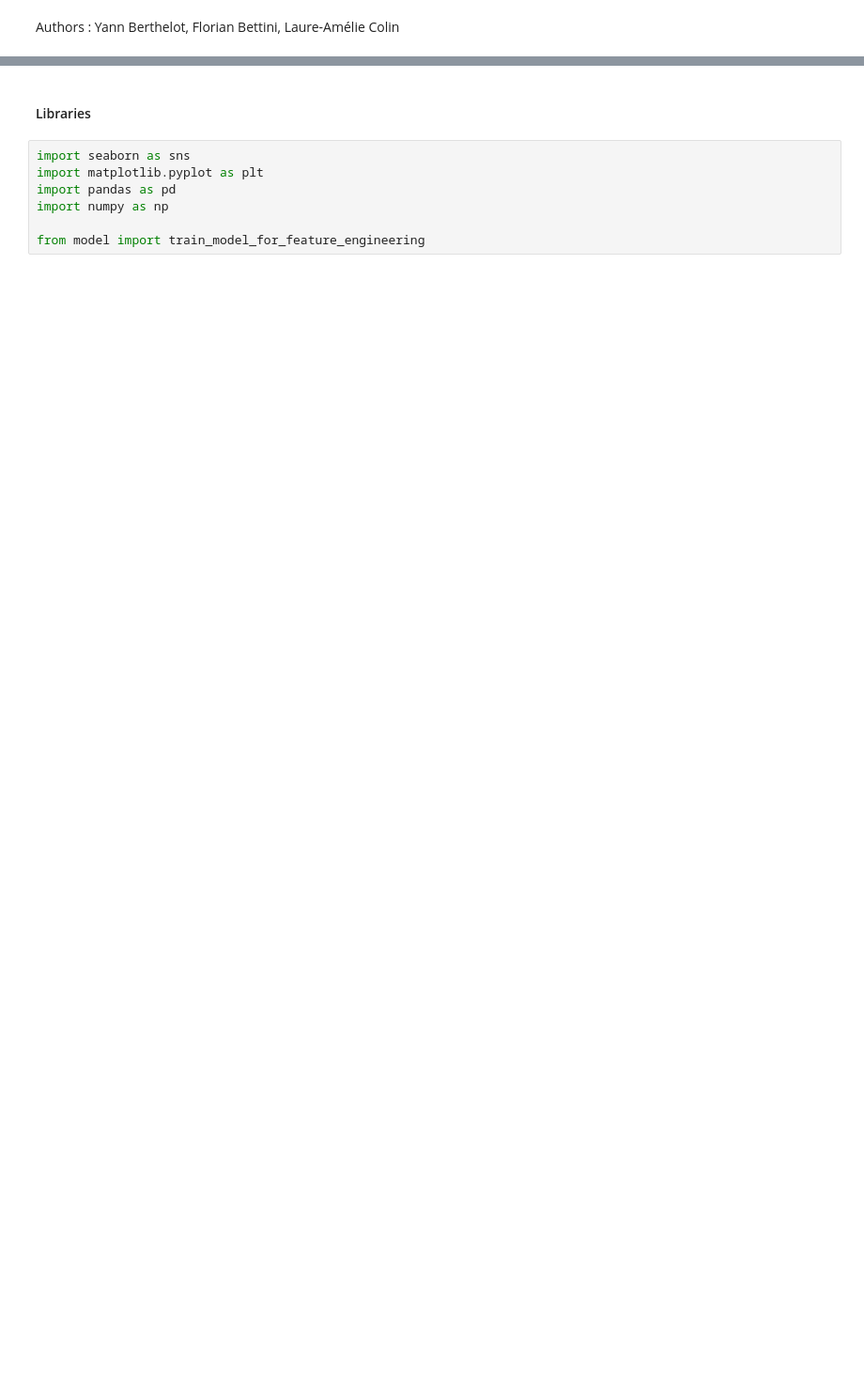
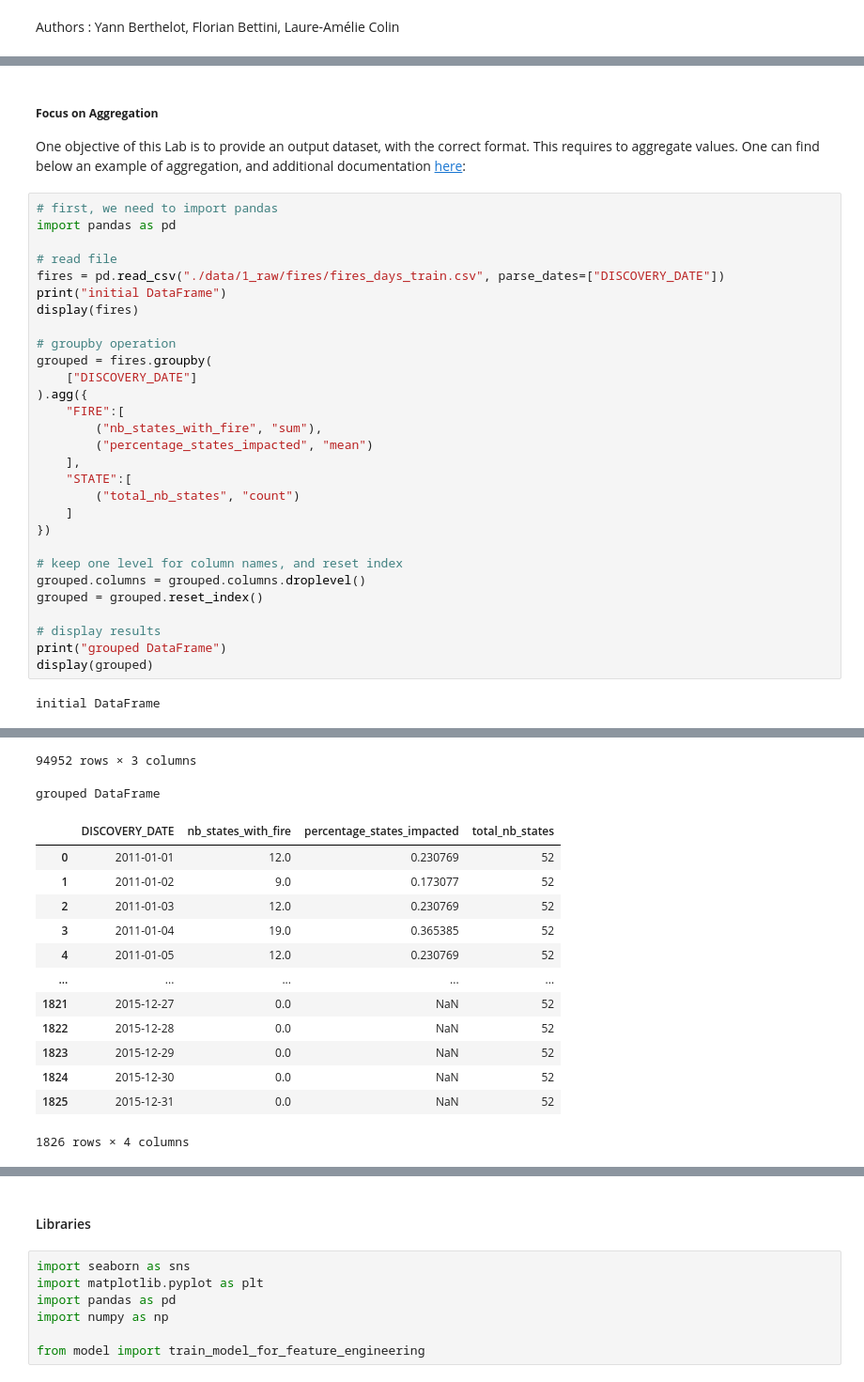
Before and after one commit to YannBerthelotCap/bootcamp-hiparis2022, a Jupyter notebook: 4_feature_engineering.ipynb, the cells around one changed output, grey strips where cells are left out. Shown at 94% size. Drawn from its saved outputs; the diff is of its cells as text; blank space fills up the shorter version.

```diff
--- a/4_feature_engineering.ipynb
+++ b/4_feature_engineering.ipynb
@@ -76,0 +97,35 @@ Use feature engineering to add new relevant features for your predictions.
+# %% [markdown]
+##### **Focus on Aggregation**
+One objective of this Lab is to provide an output dataset, with the correct format.
+This requires to aggregate values. One can find below an example of aggregation, and additional documentation [here](https://pandas.pydata.org/docs/reference/api/pandas.DataFrame.groupby.html):
+# %%
+# first, we need to import pandas
+import pandas as pd
+
+# read file
+fires = pd.read_csv("./data/1_raw/fires/fires_days_train.csv", parse_dates=["DISCOVERY_DATE"])
+print("initial DataFrame")
+display(fires)
+
+# groupby operation
+grouped = fires.groupby(
+    ["DISCOVERY_DATE"]
+).agg({
+    "FIRE":[
+        ("nb_states_with_fire", "sum"),
+        ("percentage_states_impacted", "mean")
+    ],
+    "STATE":[
+        ("total_nb_states", "count")
+    ]
+})
+
+# keep one level for column names, and reset index
+grouped.columns = grouped.columns.droplevel()
+grouped = grouped.reset_index()
+
+# display results
+print("grouped DataFrame")
+display(grouped)
+# %% [output]
+initial DataFrame
@@ -76,0 +144,15 @@ Use feature engineering to add new relevant features for your predictions.
+94952 rows × 3 columns
+grouped DataFrame
+|  | DISCOVERY_DATE | nb_states_with_fire | percentage_states_impacted | total_nb_states |
+| 0 | 2011-01-01 | 12.0 | 0.230769 | 52 |
+| 1 | 2011-01-02 | 9.0 | 0.173077 | 52 |
+| 2 | 2011-01-03 | 12.0 | 0.230769 | 52 |
+| 3 | 2011-01-04 | 19.0 | 0.365385 | 52 |
+| 4 | 2011-01-05 | 12.0 | 0.230769 | 52 |
+| ... | ... | ... | ... | ... |
+| 1821 | 2015-12-27 | 0.0 | NaN | 52 |
+| 1822 | 2015-12-28 | 0.0 | NaN | 52 |
+| 1823 | 2015-12-29 | 0.0 | NaN | 52 |
+| 1824 | 2015-12-30 | 0.0 | NaN | 52 |
+| 1825 | 2015-12-31 | 0.0 | NaN | 52 |
+1826 rows × 4 columns
```
Also changed, not shown: parts of 22 cells of this notebook, 4 other files.
